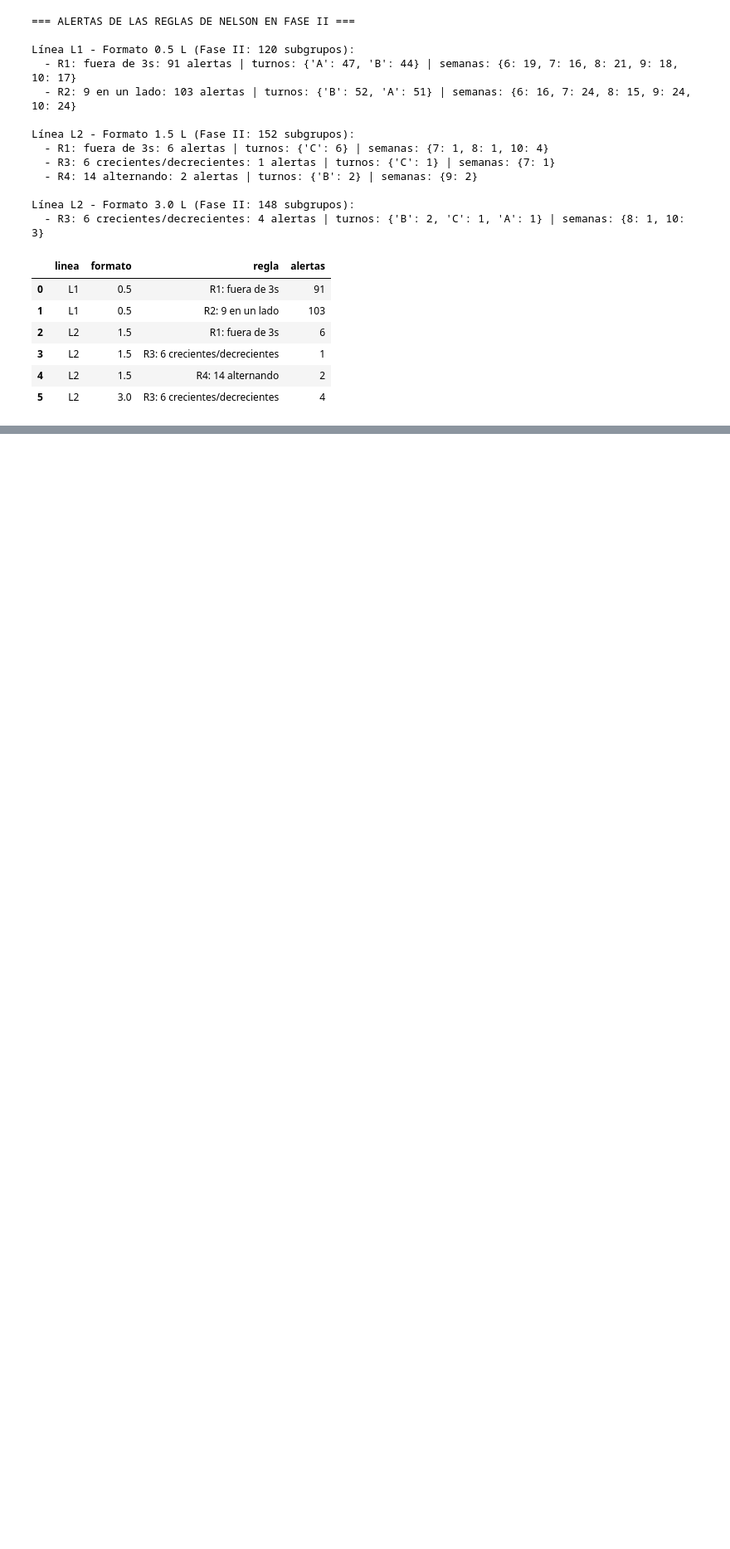
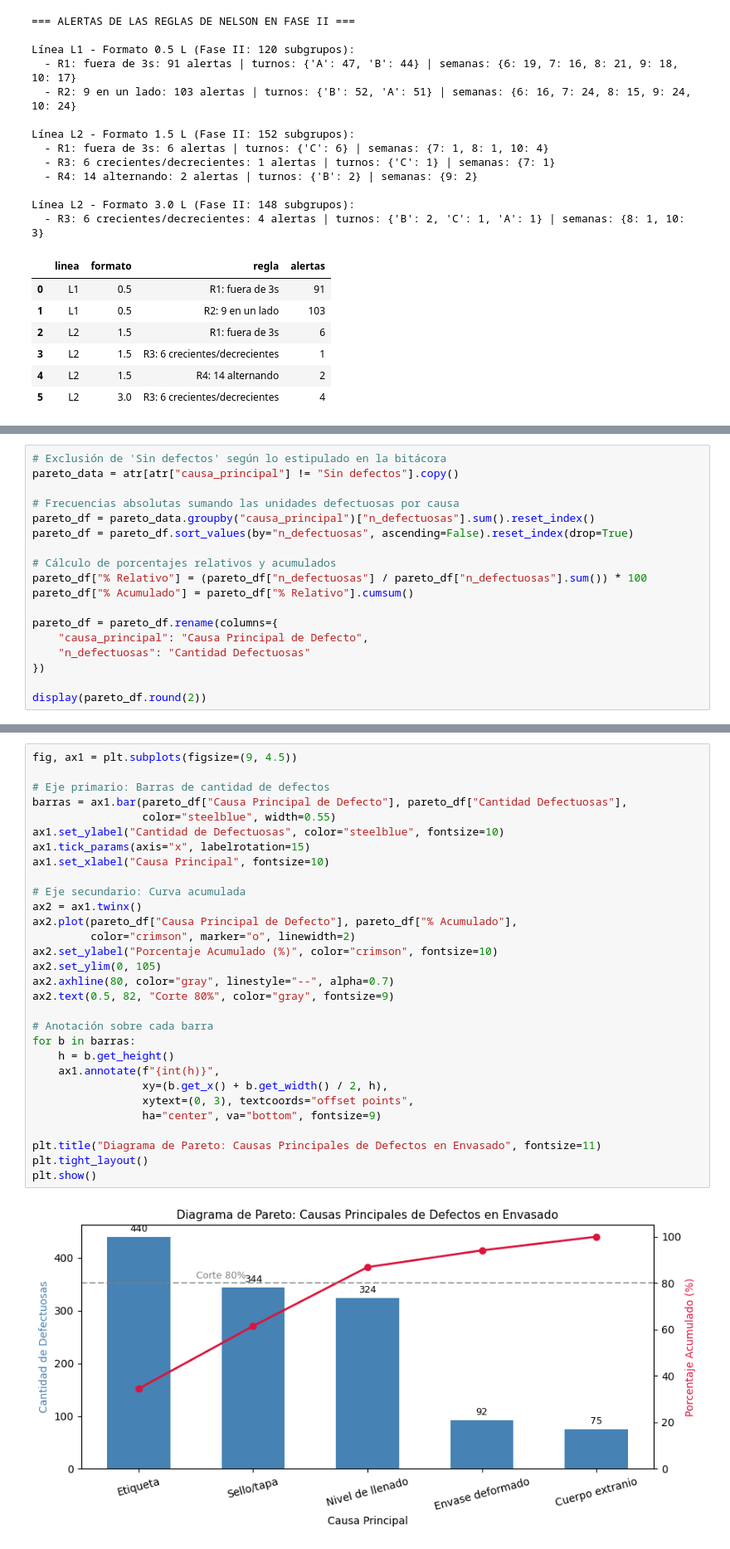
Before and after one commit to camiloascencio-hash/GP-S, a Jupyter notebook: E1_OFF.ipynb, the cells around one changed output, grey strips where cells are left out. Shown at 83% size. Cells and saved outputs as stored; diff of their text form; blank space fills up the shorter version.

```diff
--- a/E1_OFF.ipynb
+++ b/E1_OFF.ipynb
@@ -787,0 +849,18 @@ Línea L2 - Formato 3.0 L (Fase II: 148 subgrupos):
+# %%
+# Exclusión de 'Sin defectos' según lo estipulado en la bitácora
+pareto_data = atr[atr["causa_principal"] != "Sin defectos"].copy()
+
+# Frecuencias absolutas sumando las unidades defectuosas por causa
+pareto_df = pareto_data.groupby("causa_principal")["n_defectuosas"].sum().reset_index()
+pareto_df = pareto_df.sort_values(by="n_defectuosas", ascending=False).reset_index(drop=True)
+
+# Cálculo de porcentajes relativos y acumulados
+pareto_df["% Relativo"] = (pareto_df["n_defectuosas"] / pareto_df["n_defectuosas"].sum()) * 100
+pareto_df["% Acumulado"] = pareto_df["% Relativo"].cumsum()
+
+pareto_df = pareto_df.rename(columns={
+    "causa_principal": "Causa Principal de Defecto",
+    "n_defectuosas": "Cantidad Defectuosas"
+})
+
+display(pareto_df.round(2))
@@ -787,0 +874,32 @@ Línea L2 - Formato 3.0 L (Fase II: 148 subgrupos):
+# %%
+fig, ax1 = plt.subplots(figsize=(9, 4.5))
+
+# Eje primario: Barras de cantidad de defectos
+barras = ax1.bar(pareto_df["Causa Principal de Defecto"], pareto_df["Cantidad Defectuosas"],
+                 color="steelblue", width=0.55)
+ax1.set_ylabel("Cantidad de Defectuosas", color="steelblue", fontsize=10)
+ax1.tick_params(axis="x", labelrotation=15)
+ax1.set_xlabel("Causa Principal", fontsize=10)
+
+# Eje secundario: Curva acumulada
+ax2 = ax1.twinx()
+ax2.plot(pareto_df["Causa Principal de Defecto"], pareto_df["% Acumulado"],
+         color="crimson", marker="o", linewidth=2)
+ax2.set_ylabel("Porcentaje Acumulado (%)", color="crimson", fontsize=10)
+ax2.set_ylim(0, 105)
+ax2.axhline(80, color="gray", linestyle="--", alpha=0.7)
+ax2.text(0.5, 82, "Corte 80%", color="gray", fontsize=9)
+
+# Anotación sobre cada barra
+for b in barras:
+    h = b.get_height()
+    ax1.annotate(f"{int(h)}",
+                 xy=(b.get_x() + b.get_width() / 2, h),
+                 xytext=(0, 3), textcoords="offset points",
+                 ha="center", va="bottom", fontsize=9)
+
+plt.title("Diagrama de Pareto: Causas Principales de Defectos en Envasado", fontsize=11)
+plt.tight_layout()
+plt.show()
+# %% [output]
+[figure, added]
```
Also changed, not shown: parts of 2 cells of this notebook.
